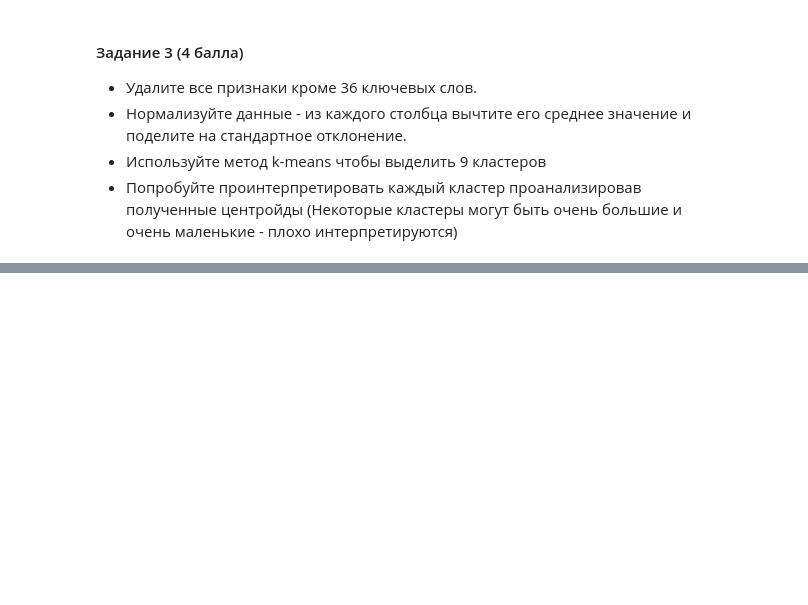
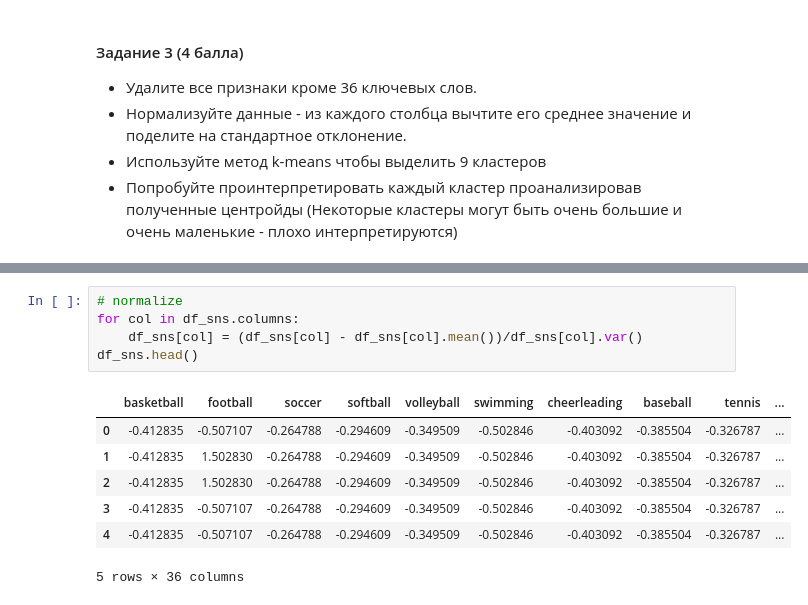
Before and after one commit to aitap/sphere-dm1-homework, a Jupyter notebook: hw1-kmeans/krylov.ipynb, the cells around one changed output, grey strips where cells are left out. Drawn from its saved outputs; the diff is of its cells as text; blank space fills up the shorter version.

```diff
--- a/hw1-kmeans/krylov.ipynb
+++ b/hw1-kmeans/krylov.ipynb
@@ -140,0 +173,13 @@ df_sns.head()
+# %%
+# normalize
+for col in df_sns.columns:
+    df_sns[col] = (df_sns[col] - df_sns[col].mean())/df_sns[col].var()
+df_sns.head()
+# %% [output]
+|  | basketball | football | soccer | softball | volleyball | swimming | cheerleading | baseball | tennis | ... |
+| 0 | -0.412835 | -0.507107 | -0.264788 | -0.294609 | -0.349509 | -0.502846 | -0.403092 | -0.385504 | -0.326787 | ... |
+| 1 | -0.412835 | 1.502830 | -0.264788 | -0.294609 | -0.349509 | -0.502846 | -0.403092 | -0.385504 | -0.326787 | ... |
+| 2 | -0.412835 | 1.502830 | -0.264788 | -0.294609 | -0.349509 | -0.502846 | -0.403092 | -0.385504 | -0.326787 | ... |
+| 3 | -0.412835 | -0.507107 | -0.264788 | -0.294609 | -0.349509 | -0.502846 | -0.403092 | -0.385504 | -0.326787 | ... |
+| 4 | -0.412835 | -0.507107 | -0.264788 | -0.294609 | -0.349509 | -0.502846 | -0.403092 | -0.385504 | -0.326787 | ... |
+5 rows × 36 columns
```
Also changed, not shown: parts of 9 cells of this notebook.
